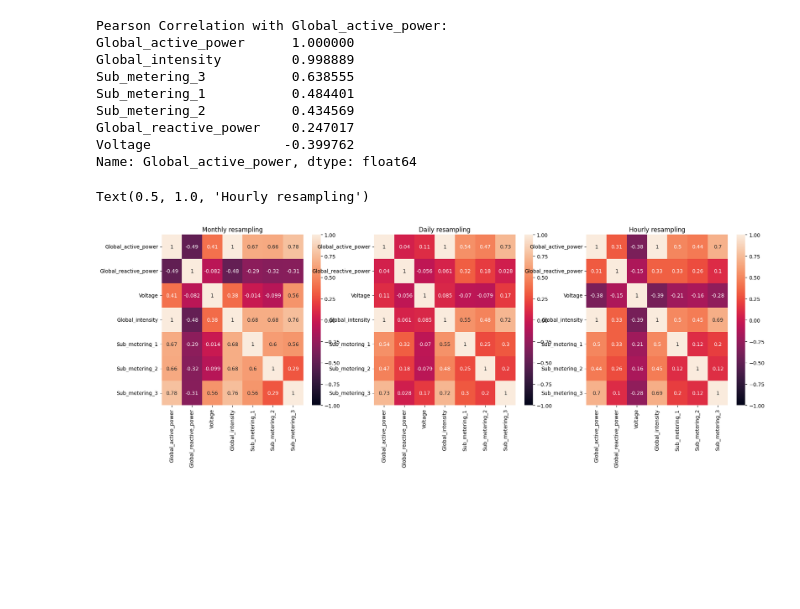
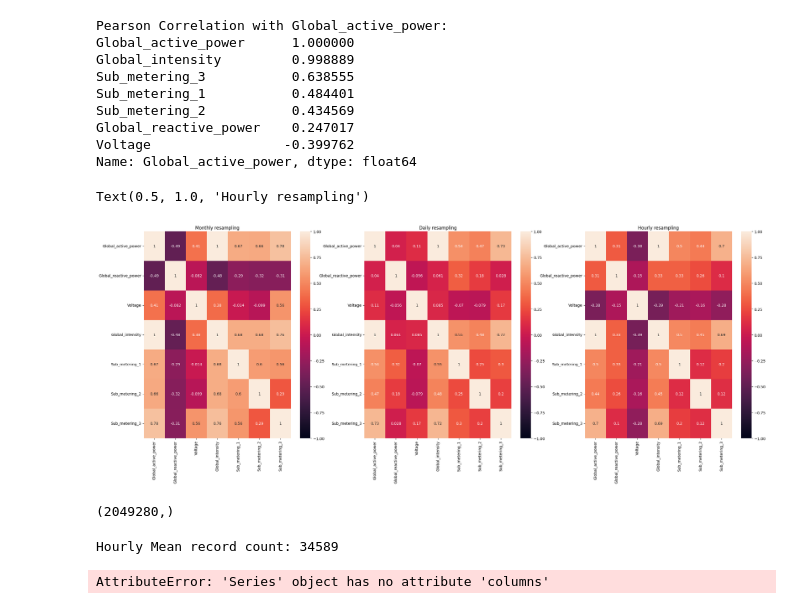
Before and after one commit to ptanner925/uci_eletric_power_consumption_rnn, a Jupyter notebook: eda/eda.ipynb, the cells around one changed output. Saved outputs shown, nothing was run; the diff lists cells and outputs as text; code cells hidden in the pictures; blank space fills up the shorter version.

Commit message:
added data load.py, broke out eda

```diff
--- a/data/data.ipynb
+++ b/eda/eda.ipynb
@@ -28,0 +8,2 @@ df = pd.read_csv('household_power_consumption.csv',low_memory=False)
+# %%
+df = pd.read_csv('/Users/Ptanner/ml_projects/uci_eletric_power_consumption_rnn/data/household_power_consumption.csv',low_memory=False)
@@ -139,22 +125,22 @@ Name: Global_active_power, dtype: float64
 # %%
 columns_to_convert.append('DateTime')
 # %%
-f = plt.figure(figsize=(21,6))
+f = plt.figure(figsize=(30,10))
 
 ax = f.add_subplot(131)
 dfm = df[columns_to_convert].set_index('DateTime').resample('M').mean()
 sns.heatmap(dfm.corr(), vmin=-1, vmax=1, annot=True)
 plt.title('Monthly resampling', size=12)
 
 ax = f.add_subplot(132)
 dfd = df[columns_to_convert].set_index('DateTime').resample('D').mean()
 sns.heatmap(dfd.corr(), vmin=-1, vmax=1, annot=True)
 plt.title('Daily resampling', size=12)
 
 ax = f.add_subplot(133)
 dfh = df[columns_to_convert].set_index('DateTime').resample('H').mean()
 sns.heatmap(dfh.corr(), vmin=-1, vmax=1, annot=True)
 plt.title('Hourly resampling', size=12)
 # %% [output]
 Text(0.5, 1.0, 'Hourly resampling')
-[figure, old version]
+[figure, new version]
@@ -160,0 +162,4 @@ Text(0.5, 1.0, 'Hourly resampling')
+# %%
+df_array.shape
+# %% [output]
+(2049280,)
@@ -160,0 +172,9 @@ Text(0.5, 1.0, 'Hourly resampling')
+# %%
+print(f'Hourly Mean record count: {len(hourly_mean)}')
+print(f'columns: {hourly_mean.columns}')
+print(f'Daily Mean record count: {len(daily_mean)}')
+print(f'Weekly Mean record count: {len(weekly_mean)}')
+[print(f'monthly_mean record count: {len(monthly_mean)}')]
+# %% [output]
+Hourly Mean record count: 34589
+AttributeError: 'Series' object has no attribute 'columns'
```
Also changed, not shown: parts of 13 cells of this notebook, 2 other files.
